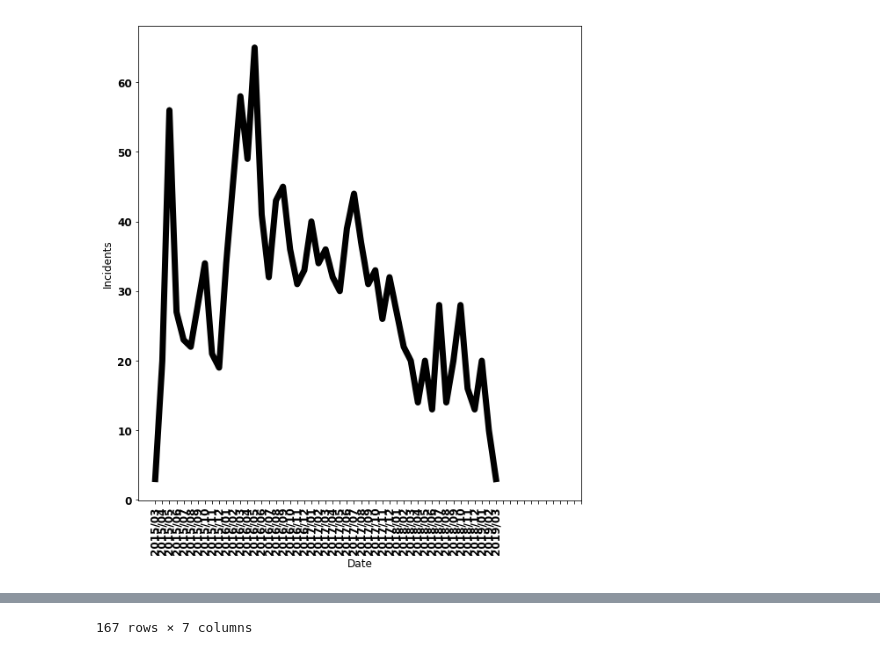
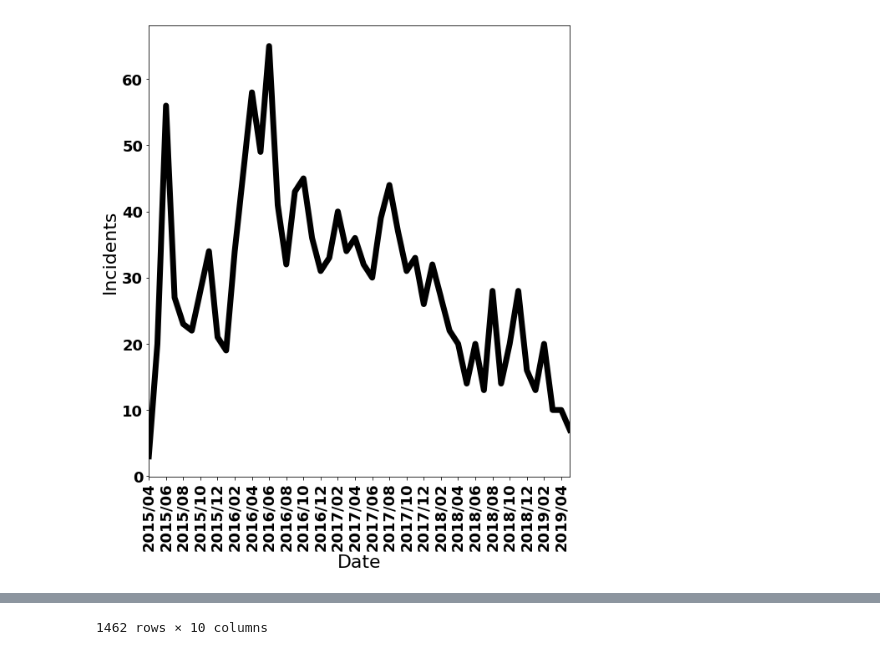
Before and after one commit to tylerharter/s19-city-t2, a Jupyter notebook: Fire/incident_analysis.ipynb, the cells around one changed output, grey strips where cells are left out. Drawn from its saved outputs; the diff is of its cells as text; code cells hidden in the pictures.

```diff
--- a/Fire/incident_analysis.ipynb
+++ b/Fire/incident_analysis.ipynb
@@ -43,40 +14,51 @@ def drop_month(x):
 def get_weekday(x):
     return datetime.datetime(int(x[6:]),int(x[:2]),int(x[3:5])).weekday()
 
+def convert_time(timestr):
+    try:
+        ftr = [3600,60,1]
+        return sum([a*b for a,b in zip(ftr, map(int,timestr.split(':')))])
+    except ValueError:
+        print("ERROR: Bad Response Time Data")
 
-daily_reports = pd.read_csv('FireDailyReports/fire_data_with_times.csv')
+
+daily_reports = pd.read_csv('FireDailyReports/new_awesome_data.csv')
 daily_reports = daily_reports.dropna(subset=["Date"])
 daily_reports = daily_reports.reset_index()
 daily_reports["Weekday"] = daily_reports["Date"].apply(get_weekday)
 monthly_summary = daily_reports.copy()
 yearly_summary = daily_reports.copy()
 yearly_summary["Date"] = daily_reports["Date"].apply(drop_month)
 monthly_summary["Date"] = daily_reports["Date"].apply(drop_day)
 
 
 font = {
         'weight' : 'bold',
         'size'   : 12}
 
 plt.rc('font', **font)
 
 
 
-monthly_summary.groupby("Date").count()["index"].plot.line(color=(0,0,0,1), figsize = (10,10), linewidth = 7.0)
+monthly_summary.groupby("Date").count()["index"].plot.line(color=(0,0,0,1), figsize = (10,10), linewidth = 7.0, fontsize = 18)
 
 # get the values we want displayed as tick labels
-tick_labels = tuple(monthly_summary.groupby("Date").count().reset_index()["Date"])
+tick_labels = Series.tolist(monthly_summary.groupby("Date").count().reset_index()["Date"])
+del tick_labels[::2]
+tick_labels = tuple(tick_labels)
 # get the positions for the maximum xtick label
 x_max = int(max(plt.xticks()[0]))  # int() to convert numpy.int32 => int
 # manually set you xtick labels
-plt.xticks(range(0, x_max + 1), tick_labels, rotation=90)
+plt.xticks(range(0, x_max,2), tick_labels, rotation=90, fontsize = 18)
 
-plt.xlabel('Date')
-plt.ylabel('Incidents')
+plt.xlabel('Date', fontsize = 22)
+plt.ylabel('Incidents', fontsize = 22)
 # change the limits and padding of the figure
 plt.figure(1).subplots_adjust(
     **dict(left=0.1, right=.8, bottom=.15, top=.9, wspace=.1, hspace=.1))
 
 plt.show()
+
+daily_reports
 # %% [output]
-[figure, old version]
+[figure, new version]
@@ -100,4 +82,4 @@ plt.show()
-167 rows × 7 columns
+1462 rows × 10 columns
 # %%
 font = {
         'weight' : 'bold',
```
Also changed, not shown: parts of 8 cells of this notebook, 23 other files.
